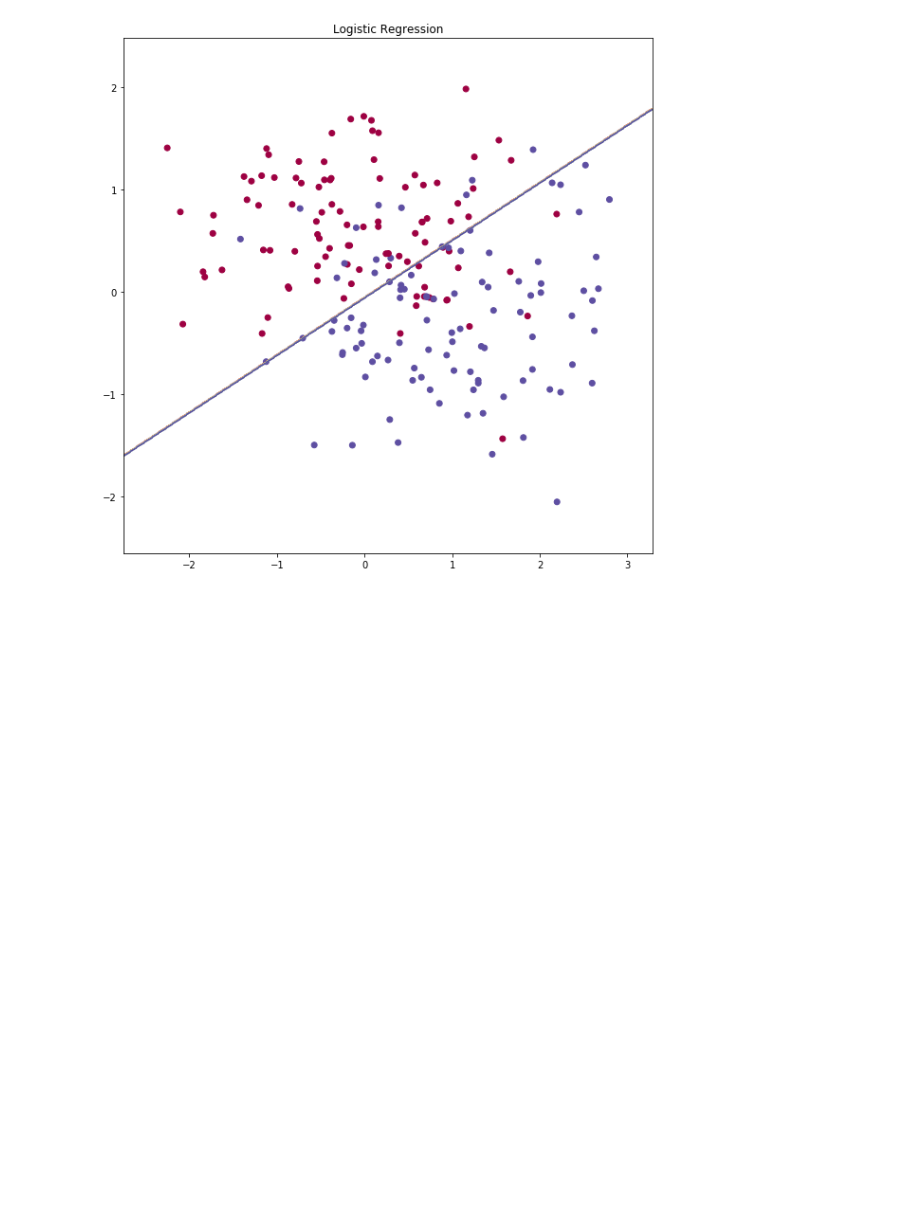
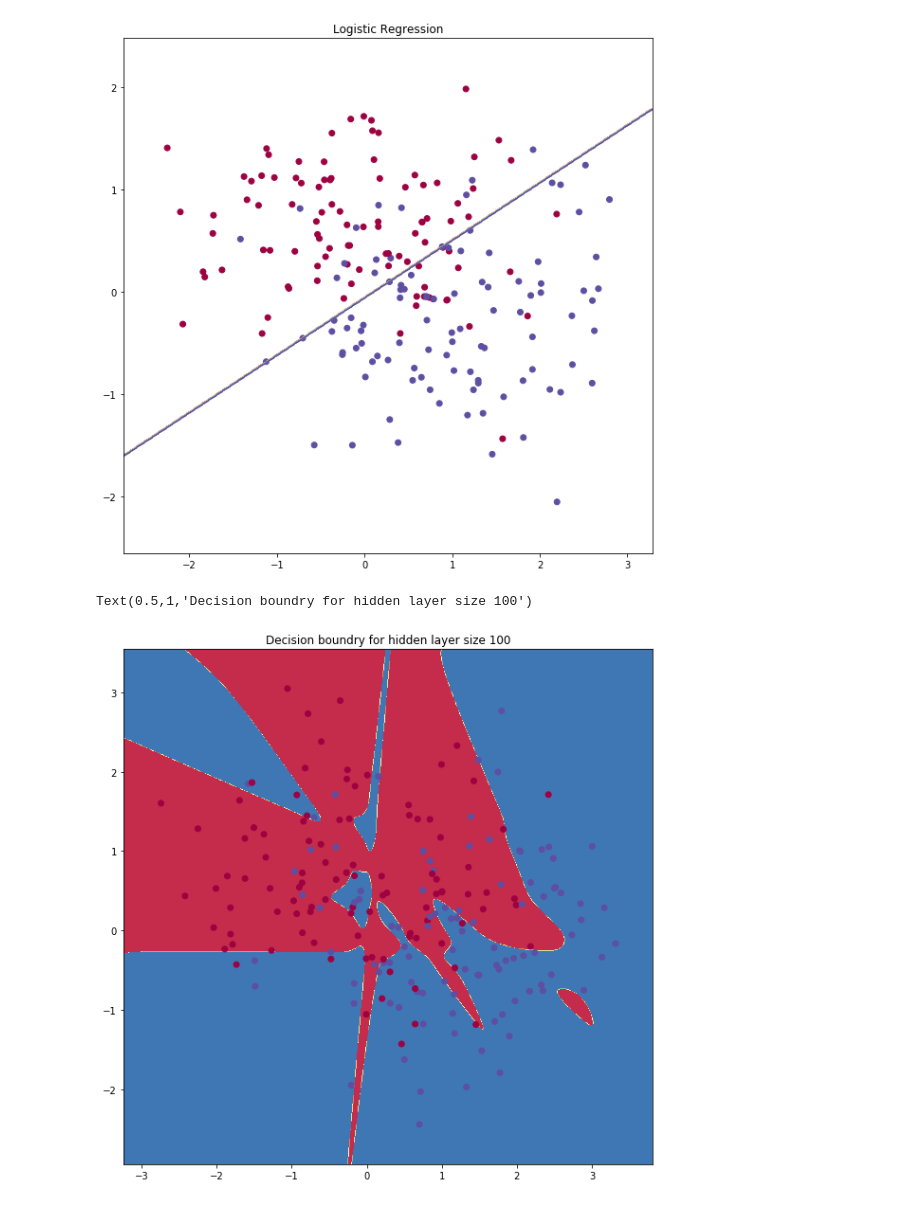
Before and after one commit to Sid2697/Neural-Networks, a Jupyter notebook: Three Layered Neural Network.ipynb, the cells around one changed output. Drawn from its saved outputs; the diff is of its cells as text; code cells hidden in the pictures; blank space fills up the shorter version.

```diff
--- a/Three Layered Neural Network.ipynb
+++ b/Three Layered Neural Network.ipynb
@@ -142,8 +142,11 @@ def build_model(nn_hdim, num_passes = 200000, print_loss = False):
 # %%
 #Build a model with a hid-D hidden layer
 hid = 100
-model = build_model(hid,num_passes=30000, print_loss = False)
+model = build_model(hid,num_passes=1000000, print_loss = False)
 
 # Plot the decision boundry
 plot_decision_boundary(lambda x:predict(model, x))
 plt.title("Decision boundry for hidden layer size {}".format(hid))
+# %% [output]
+Text(0.5,1,'Decision boundry for hidden layer size 100')
+[figure, added]
```
